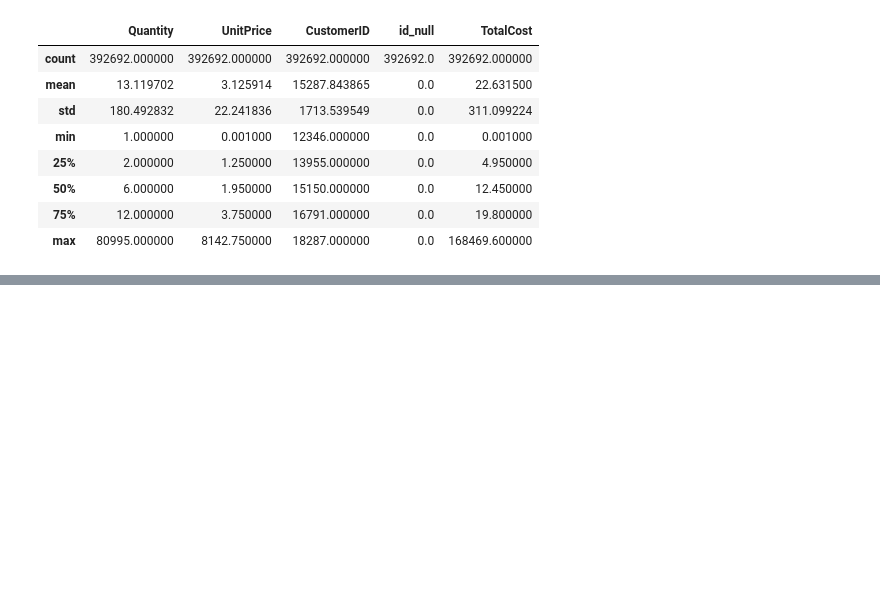
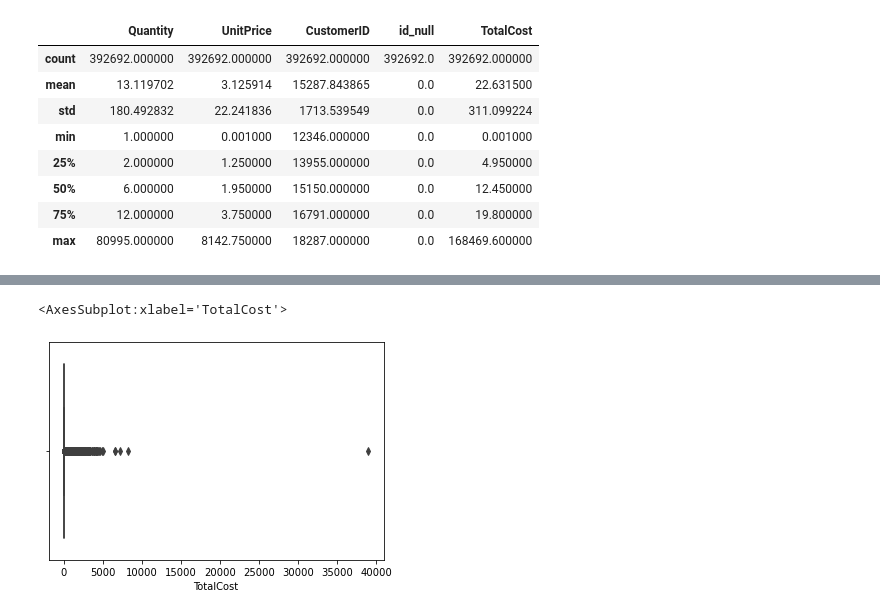
Before and after one commit to chsop/kaggle, a Jupyter notebook: RFM_cohort_segmentation/RFM_cohortanalysis_segmentation_practice.ipynb, the cells around one changed output, grey strips where cells are left out. Saved outputs shown, nothing was run; the diff lists cells and outputs as text; code cells hidden in the pictures; blank space fills up the shorter version.

```diff
--- a/RFM_cohort_segmentation/RFM_cohortanalysis_segmentation_practice.ipynb
+++ b/RFM_cohort_segmentation/RFM_cohortanalysis_segmentation_practice.ipynb
@@ -216,0 +267,4 @@ df.describe()
+# %%
+# TotalCost 가 70000 보다 작은 값만 df에 담기
+df = df[df['TotalCost'] < 70000].copy()
+df.head()
@@ -216,0 +278,5 @@ df.describe()
+# %%
+sns.boxplot(df['TotalCost'])
+# %% [output]
+<AxesSubplot:xlabel='TotalCost'>
+[figure, added]
```
Also changed, not shown: parts of 79 cells of this notebook.
